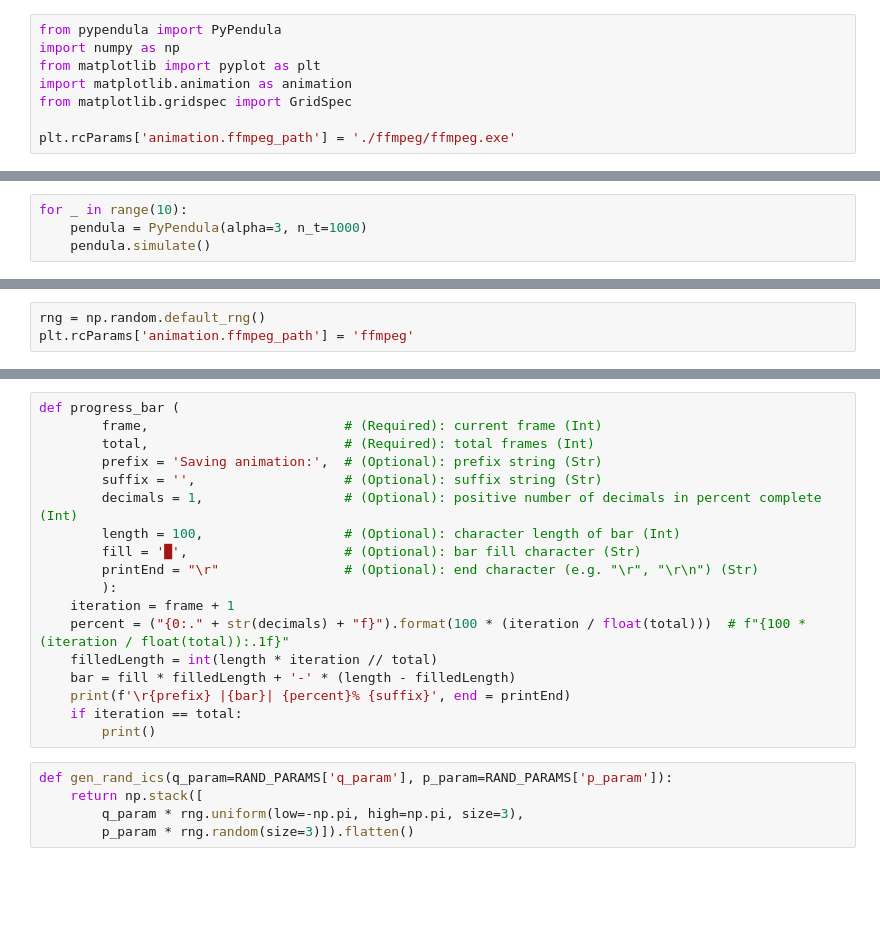
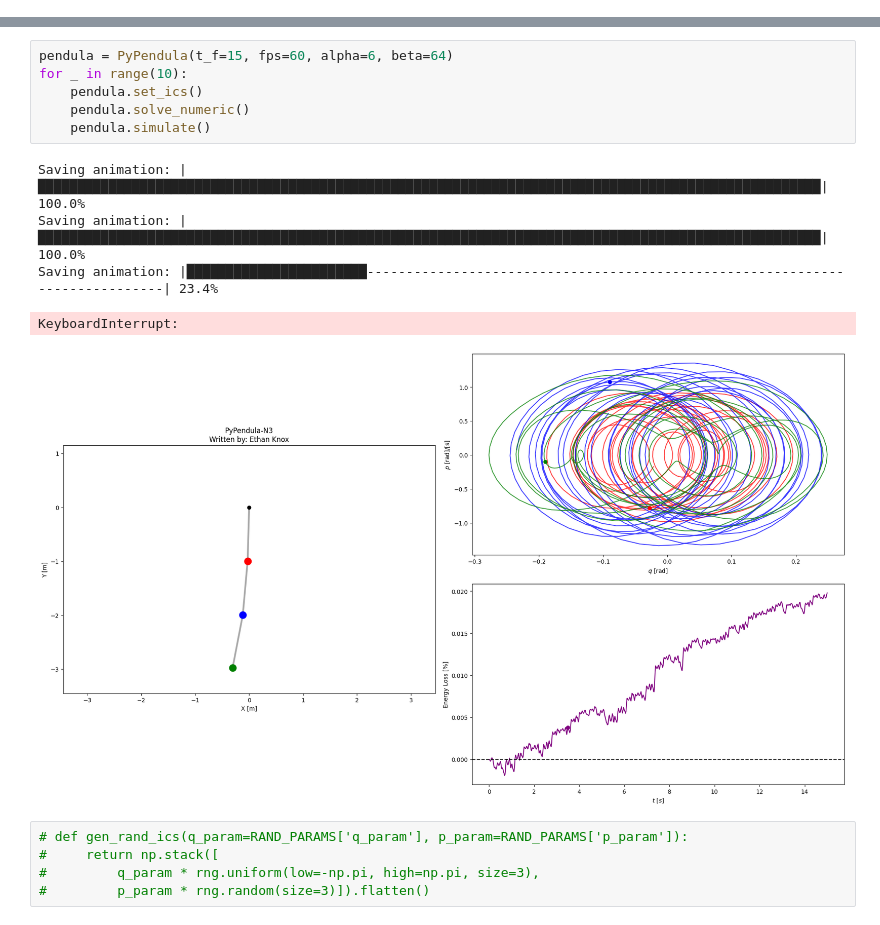
Before and after one commit to ethank5149/PyPendula, a Jupyter notebook: PyPendula.ipynb, the cells around one changed output, grey strips where cells are left out. Cells and saved outputs as stored; diff of their text form; blank space fills up the shorter version.

```diff
--- a/PyPendula.ipynb
+++ b/PyPendula.ipynb
@@ -8,8 +0,0 @@ print(data)
-# %%
-from pypendula import PyPendula
-import numpy as np
-from matplotlib import pyplot as plt
-import matplotlib.animation as animation
-from matplotlib.gridspec import GridSpec
-
-plt.rcParams['animation.ffmpeg_path'] = './ffmpeg/ffmpeg.exe'
@@ -21,4 +0,0 @@ fig = pendula.show_diagram()
-# %%
-for _ in range(10):
-    pendula = PyPendula(alpha=3, n_t=1000)
-    pendula.simulate()
@@ -127,3 +66,0 @@ from IPython.display import HTML, Video
-# %%
-rng = np.random.default_rng()
-plt.rcParams['animation.ffmpeg_path'] = 'ffmpeg'
@@ -147,23 +67,17 @@ DEFAULT_ICS = np.array([
-# %%
-def progress_bar (
-        frame,                         # (Required): current frame (Int)
-        total,                         # (Required): total frames (Int)
-        prefix = 'Saving animation:',  # (Optional): prefix string (Str)
-        suffix = '',                   # (Optional): suffix string (Str)
-        decimals = 1,                  # (Optional): positive number of decimals in percent complete (Int)
-        length = 100,                  # (Optional): character length of bar (Int)
-        fill = '█',                    # (Optional): bar fill character (Str)
-        printEnd = "\r"                # (Optional): end character (e.g. "\r", "\r\n") (Str)
-        ):
-    iteration = frame + 1
-    percent = ("{0:." + str(decimals) + "f}").format(100 * (iteration / float(total)))  # f"{100 * (iteration / float(total)):.1f}"
-    filledLength = int(length * iteration // total)
-    bar = fill * filledLength + '-' * (length - filledLength)
-    print(f'\r{prefix} |{bar}| {percent}% {suffix}', end = printEnd)
-    if iteration == total:
-        print()
+# %%
+pendula = PyPendula(t_f=15, fps=60, alpha=6, beta=64)
+for _ in range(10):
+    pendula.set_ics()
+    pendula.solve_numeric()
+    pendula.simulate()
+# %% [output]
+Saving animation: |████████████████████████████████████████████████████████████████████████████████████████████████████| 100.0%
+Saving animation: |████████████████████████████████████████████████████████████████████████████████████████████████████| 100.0%
+Saving animation: |███████████████████████-----------------------------------------------------------------------------| 23.4%
+KeyboardInterrupt:
+[figure, added]
 # %%
-def gen_rand_ics(q_param=RAND_PARAMS['q_param'], p_param=RAND_PARAMS['p_param']):
-    return np.stack([
-        q_param * rng.uniform(low=-np.pi, high=np.pi, size=3),
-        p_param * rng.random(size=3)]).flatten()
+# def gen_rand_ics(q_param=RAND_PARAMS['q_param'], p_param=RAND_PARAMS['p_param']):
+#     return np.stack([
+#         q_param * rng.uniform(low=-np.pi, high=np.pi, size=3),
+#         p_param * rng.random(size=3)]).flatten()
```
Also changed, not shown: parts of 22 cells of this notebook, 1 other file.
